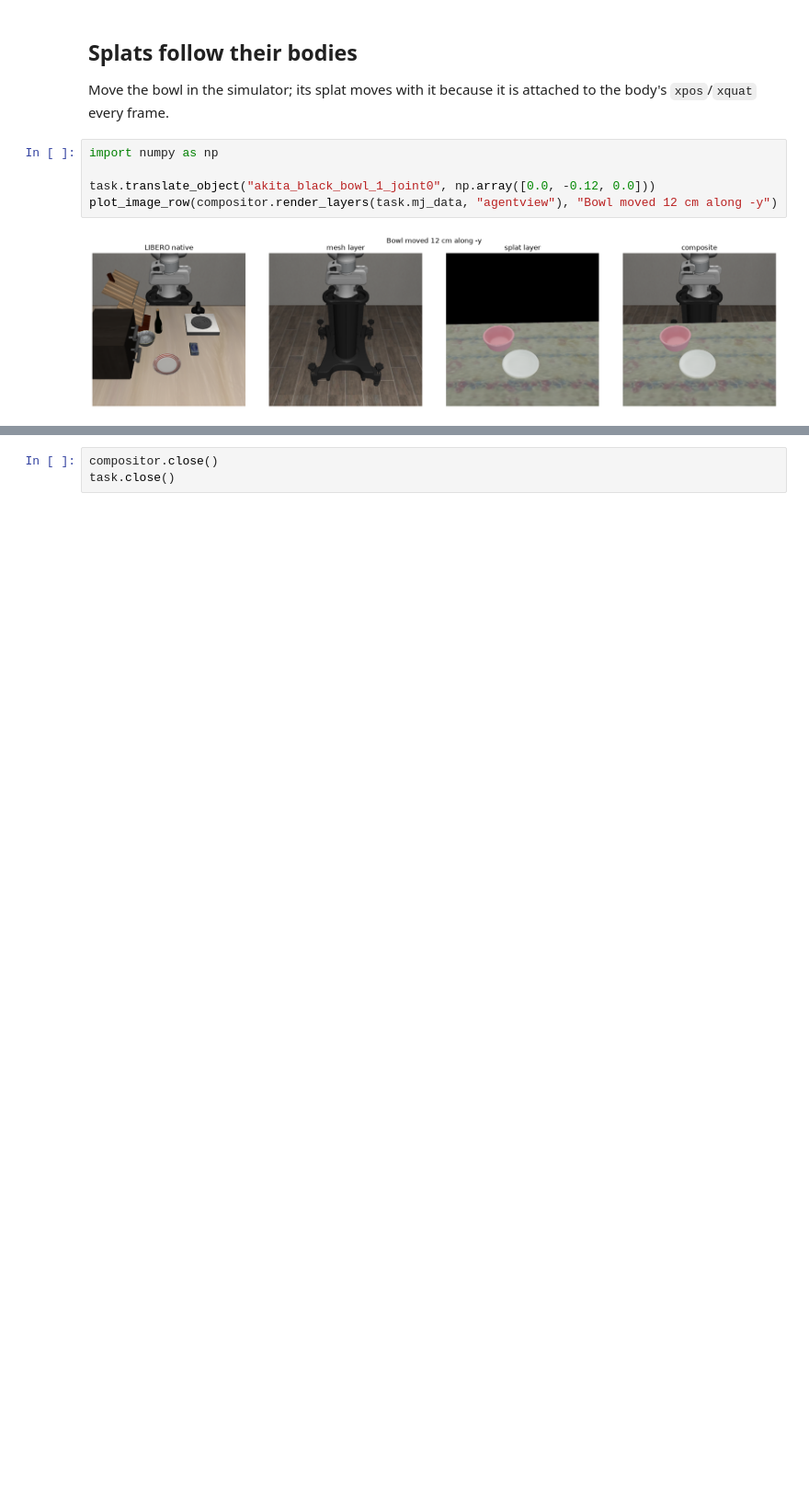
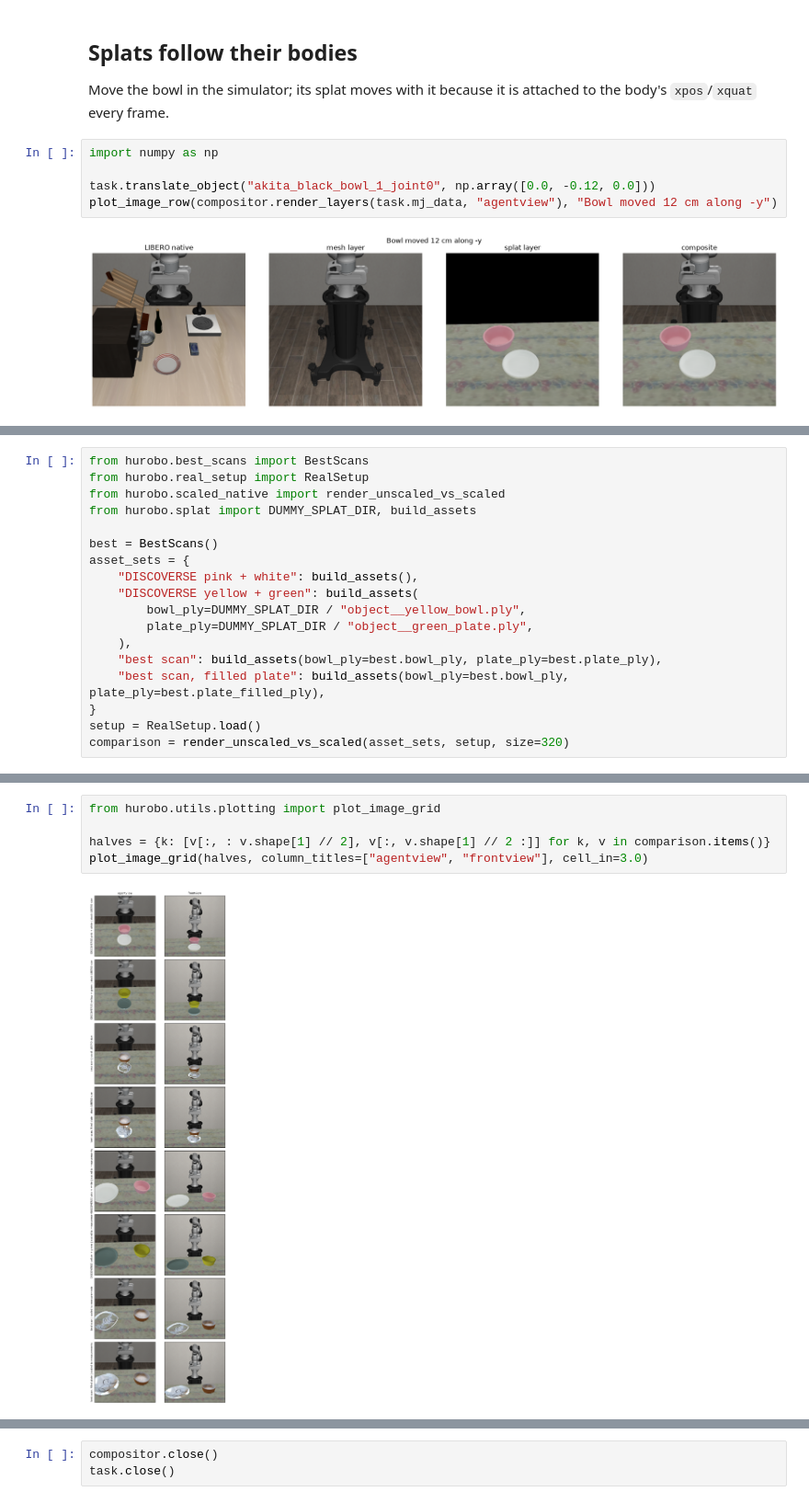
Before and after one commit to alfredowh/hurobo, a Jupyter notebook: examples/03_splat_composite.ipynb, the cells around one changed output, grey strips where cells are left out. Shown at 92% size. Drawn from its saved outputs; the diff is of its cells as text; blank space fills up the shorter version.

```diff
--- a/examples/03_splat_composite.ipynb
+++ b/examples/03_splat_composite.ipynb
@@ -52,0 +64,18 @@ plot_image_row(compositor.render_layers(task.mj_data, "agentview"), "Bowl moved
+# %%
+from hurobo.best_scans import BestScans
+from hurobo.real_setup import RealSetup
+from hurobo.scaled_native import render_unscaled_vs_scaled
+from hurobo.splat import DUMMY_SPLAT_DIR, build_assets
+
+best = BestScans()
+asset_sets = {
+    "DISCOVERSE pink + white": build_assets(),
+    "DISCOVERSE yellow + green": build_assets(
+        bowl_ply=DUMMY_SPLAT_DIR / "object__yellow_bowl.ply",
+        plate_ply=DUMMY_SPLAT_DIR / "object__green_plate.ply",
+    ),
+    "best scan": build_assets(bowl_ply=best.bowl_ply, plate_ply=best.plate_ply),
+    "best scan, filled plate": build_assets(bowl_ply=best.bowl_ply, plate_ply=best.plate_filled_ply),
+}
+setup = RealSetup.load()
+comparison = render_unscaled_vs_scaled(asset_sets, setup, size=320)
@@ -52,0 +91,7 @@ plot_image_row(compositor.render_layers(task.mj_data, "agentview"), "Bowl moved
+# %%
+from hurobo.utils.plotting import plot_image_grid
+
+halves = {k: [v[:, : v.shape[1] // 2], v[:, v.shape[1] // 2 :]] for k, v in comparison.items()}
+plot_image_grid(halves, column_titles=["agentview", "frontview"], cell_in=3.0)
+# %% [output]
+[figure, added]
```
Also changed, not shown: parts of 8 cells of this notebook, 7 other files.
